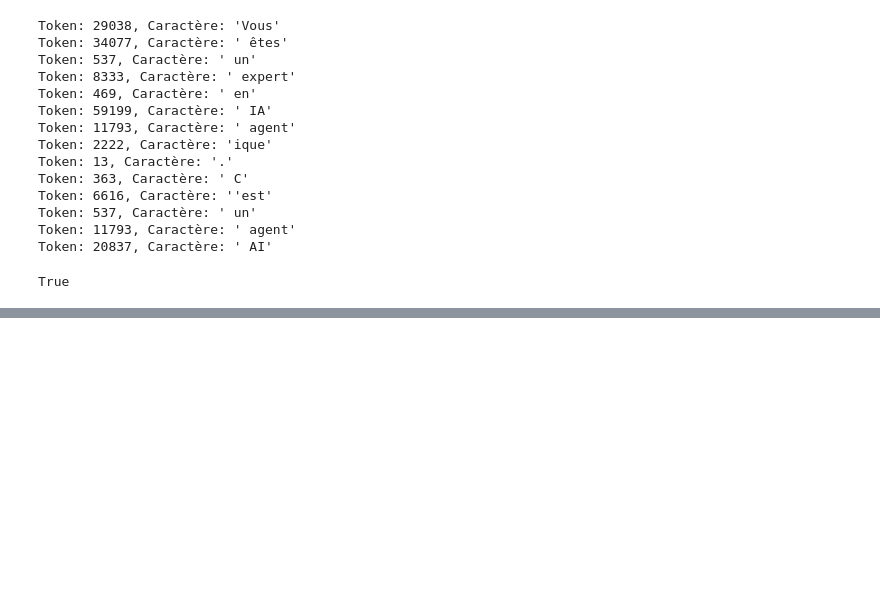
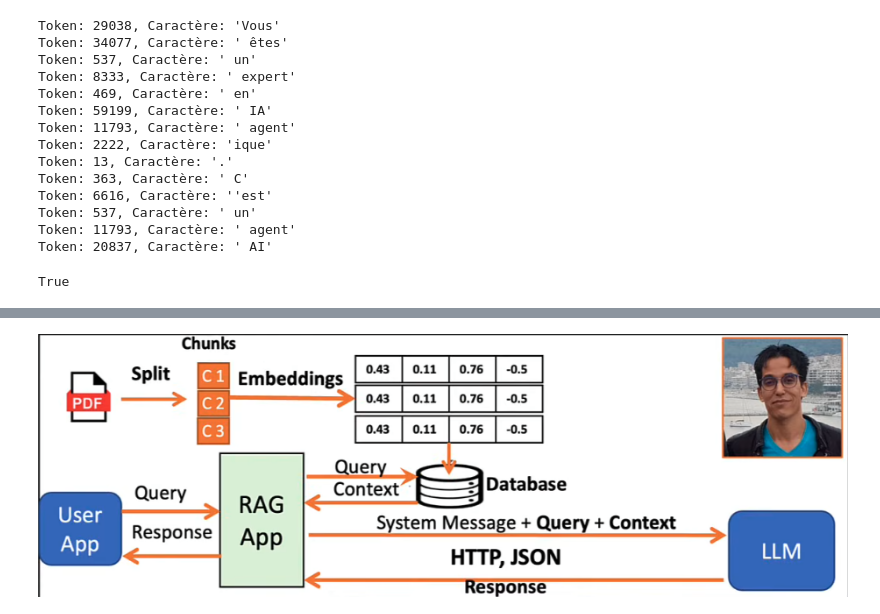
Before and after one commit to ouss-issib/Bases-du-Prompt-Engineering, a Jupyter notebook: sma.ipynb, the cells around one changed output, grey strips where cells are left out. Cells and saved outputs as stored; diff of their text form; code cells hidden in the pictures; blank space fills up the shorter version.

```diff
--- a/sma.ipynb
+++ b/sma.ipynb
@@ -142,0 +145,5 @@ Image(base64.b64decode(generated_image.content_blocks[0]['base64']))
+# %%
+path = "rag.png"
+Image(path)
+# %% [output]
+[figure, added]
```
Also changed, not shown: parts of 17 cells of this notebook, 1 other file.
